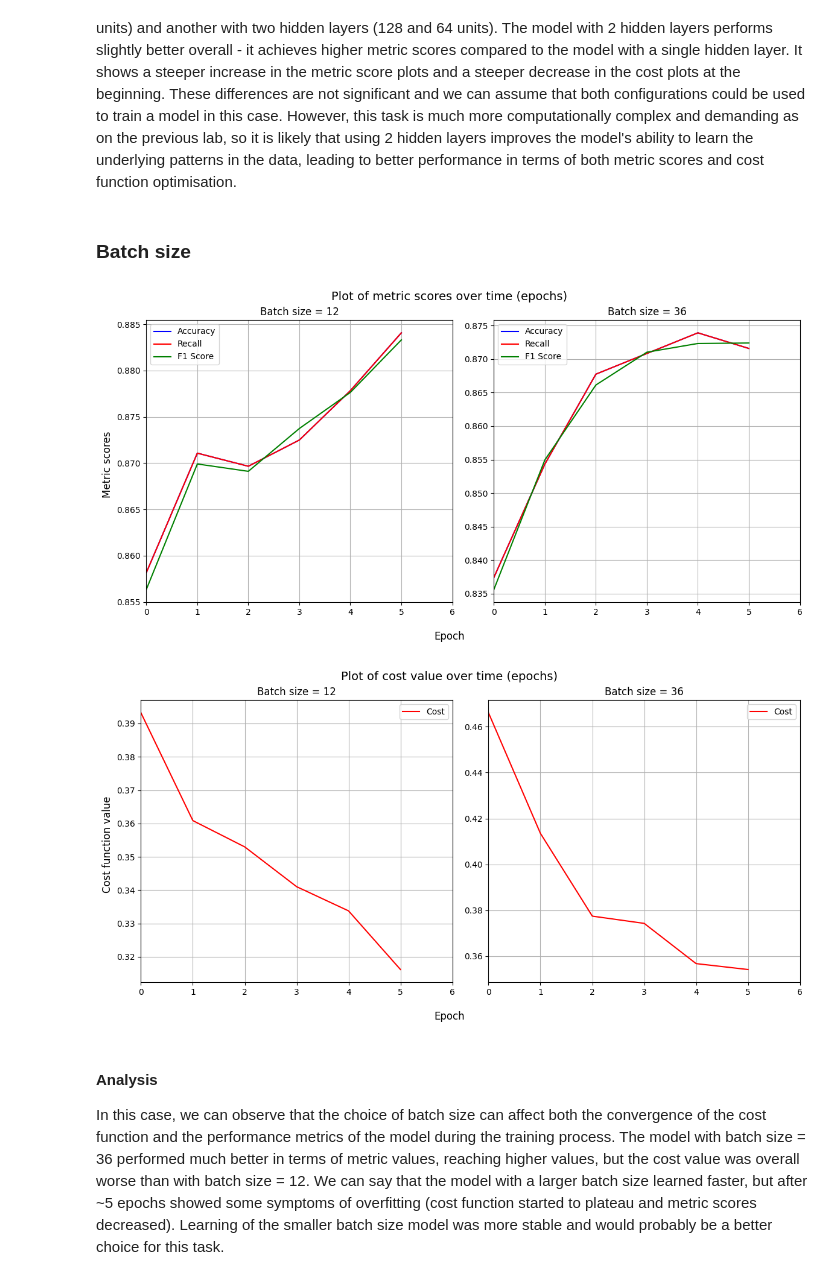
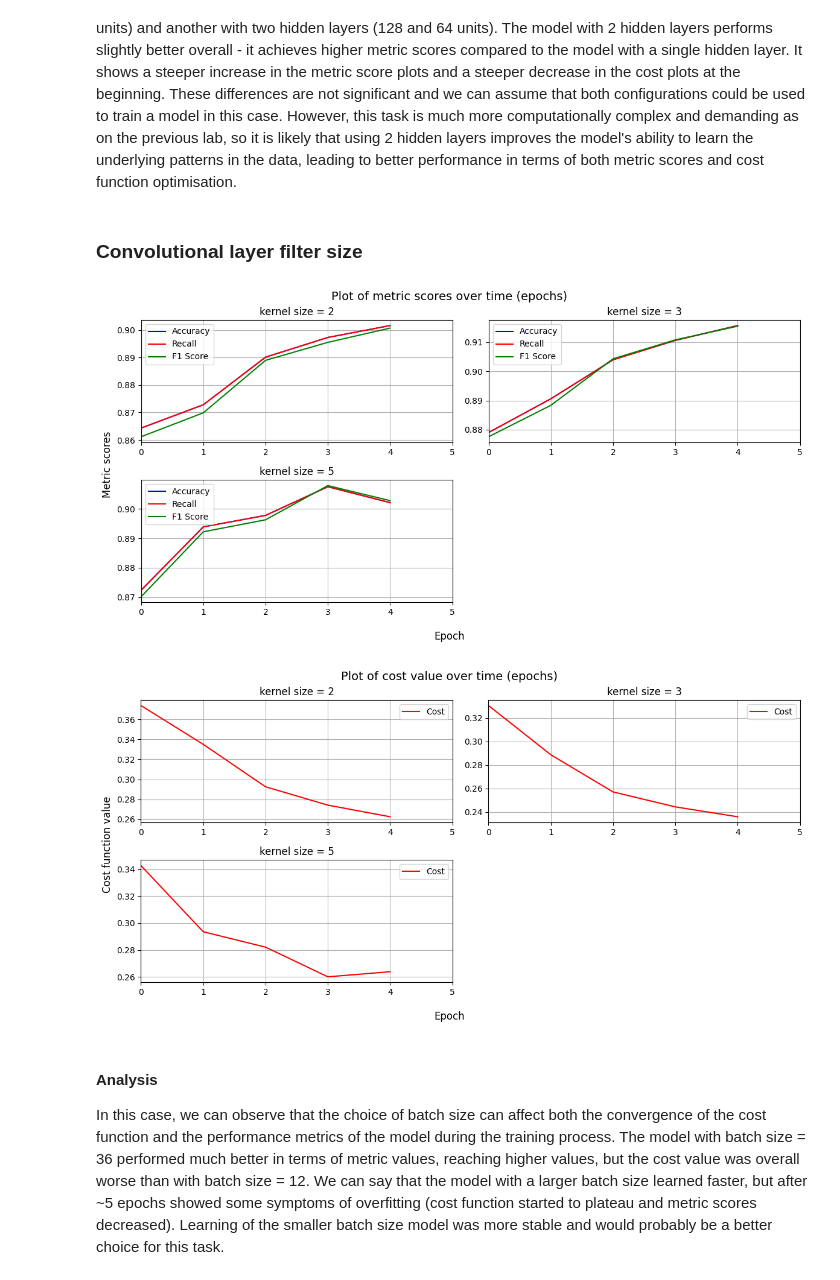
Before and after one commit to Krisenberg/neural-networks, a Jupyter notebook: src/lab_6/cnn.ipynb, the cells around one changed output. Cells and saved outputs as stored; diff of their text form; code cells hidden in the pictures.

```diff
--- a/src/lab_6/cnn.ipynb
+++ b/src/lab_6/cnn.ipynb
@@ -482,9 +473,9 @@ from pathlib import Path
 
 @dataclass
 class ParamsConfig:
-    subset_size: float
-    batch_size: int
-    layer_dims: list[int]
+    conv_layer_dims: list[tuple[int, int]]
+    conv_kernel_size: int
+    pooling_window_size: int
     train_noise_std: float
     val_noise_std: float
 
@@ -511,13 +502,12 @@ def parse_results_file(file_path: Path) -> list[Results]:
                     key, value = lines[i].split(":", 1)
                     key = key.strip()
                     value = value.strip()
-                    if key == "subset_size":
-                        params[key] = float(value)
-                    elif key == "batch_size":
+                    if key == "conv_layer_dims":
+                        params[key] = ast.literal_eval(value)
+                    elif key == "conv_kernel_size":
                         params[key] = int(value)
-                    elif key == "layer_dims":
-                        # Remove brackets and split
-                        params[key] = [int(x.strip()) for x in value.strip('[]').split(',')]
+                    elif key == "pooling_window_size":
+                        params[key] = int(value)
                     elif key == "train_noise_std" or key == "val_noise_std":
                         params[key] = float(value)
                 i += 1
@@ -583,34 +581,42 @@ compare_plots(results_with_titles, cost=True)
 #### Analysis
 The two plots show the performance of the two model configurations: one with a single hidden layer (64 units) and another with two hidden layers (128 and 64 units). The model with 2 hidden layers performs slightly better overall - it achieves higher metric scores compared to the model with a single hidden layer. It shows a steeper increase in the metric score plots and a steeper decrease in the cost plots at the beginning. These differences are not significant and we can assume that both configurations could be used to train a model in this case. However, this task is much more computationally complex and demanding as on the previous lab, so it is likely that using 2 hidden layers improves the model's ability to learn the underlying patterns in the data, leading to better performance in terms of both metric scores and cost function optimisation.
 # %% [markdown]
-### Batch size
+### Convolutional layer filter size
 # %%
 results_1 = filter_results(
-    subset_size = 1.0,
-    batch_size=12,
-    layer_dims = [784, 64, 10],
+    conv_layer_dims=[(1, 16), (16, 32)],
+    conv_kernel_size=2,
+    pooling_window_size=2,
     train_noise_std=0.0,
     val_noise_std=0.0
 )
 results_2 = filter_results(
-    subset_size = 1.0,
-    batch_size=36,
-    layer_dims = [784, 64, 10],
+    conv_layer_dims=[(1, 16), (16, 32)],
+    conv_kernel_size=3,
+    pooling_window_size=2,
+    train_noise_std=0.0,
+    val_noise_std=0.0
+)
+results_3 = filter_results(
+    conv_layer_dims=[(1, 16), (16, 32)],
+    conv_kernel_size=5,
+    pooling_window_size=2,
     train_noise_std=0.0,
     val_noise_std=0.0
 )
 
 
 results_with_titles = [
-    (results_1.results, "Batch size = 12"),
-    (results_2.results, "Batch size = 36")
+    (results_1.results, "kernel size = 2"),
+    (results_2.results, "kernel size = 3"),
+    (results_3.results, "kernel size = 5")
 ]
 
 compare_plots(results_with_titles)
 compare_plots(results_with_titles, cost=True)
 # %% [output]
-[figure, old version]
+[figure, new version]
-[figure, old version]
+[figure, new version]
 # %% [markdown]
 #### Analysis
 In this case, we can observe that the choice of batch size can affect both the convergence of the cost function and the performance metrics of the model during the training process. The model with batch size = 36 performed much better in terms of metric values, reaching higher values, but the cost value was overall worse than with batch size = 12. We can say that the model with a larger batch size learned faster, but after ~5 epochs showed some symptoms of overfitting (cost function started to plateau and metric scores decreased). Learning of the smaller batch size model was more stable and would probably be a better choice for this task.
```
Also changed, not shown: parts of 14 cells of this notebook, 2 other files.
